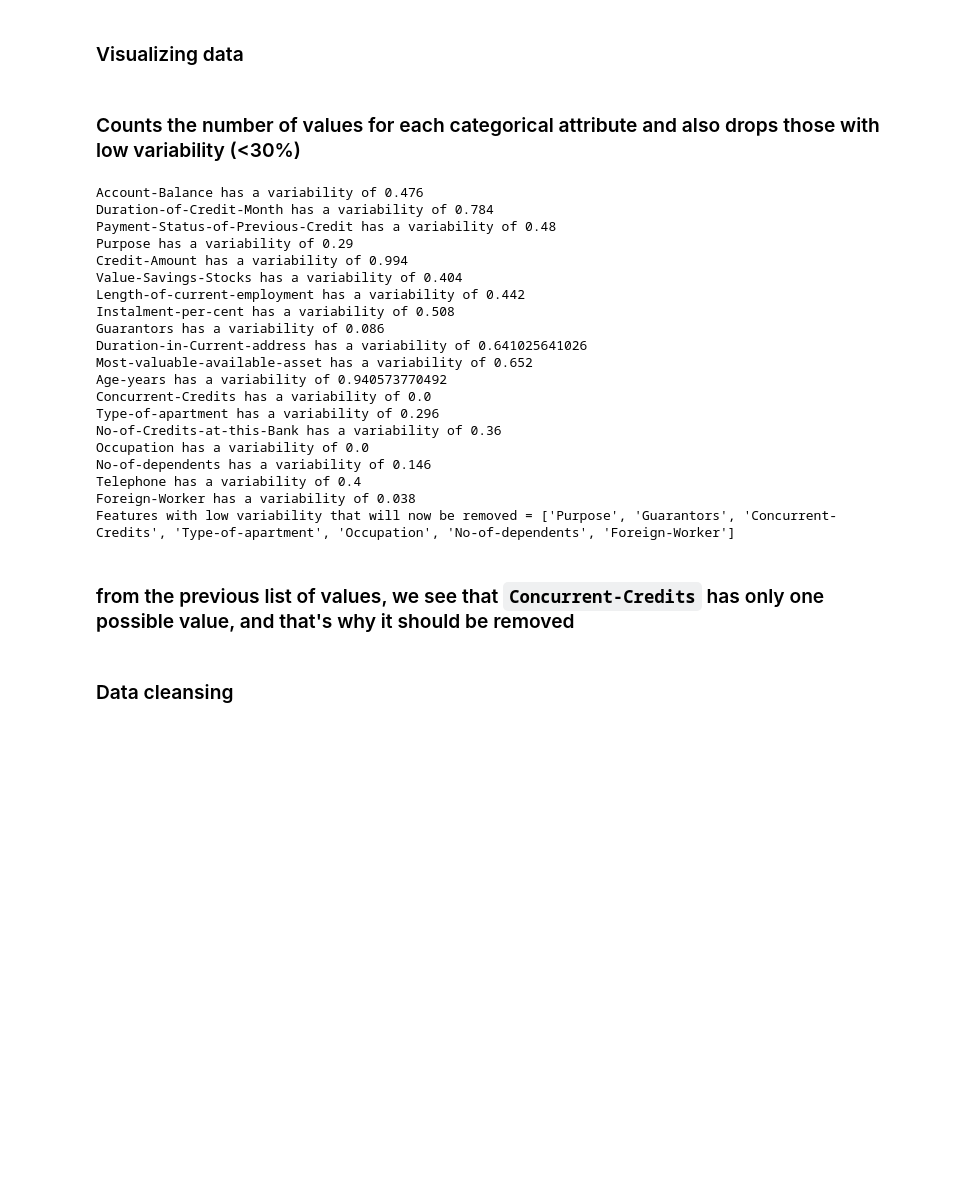
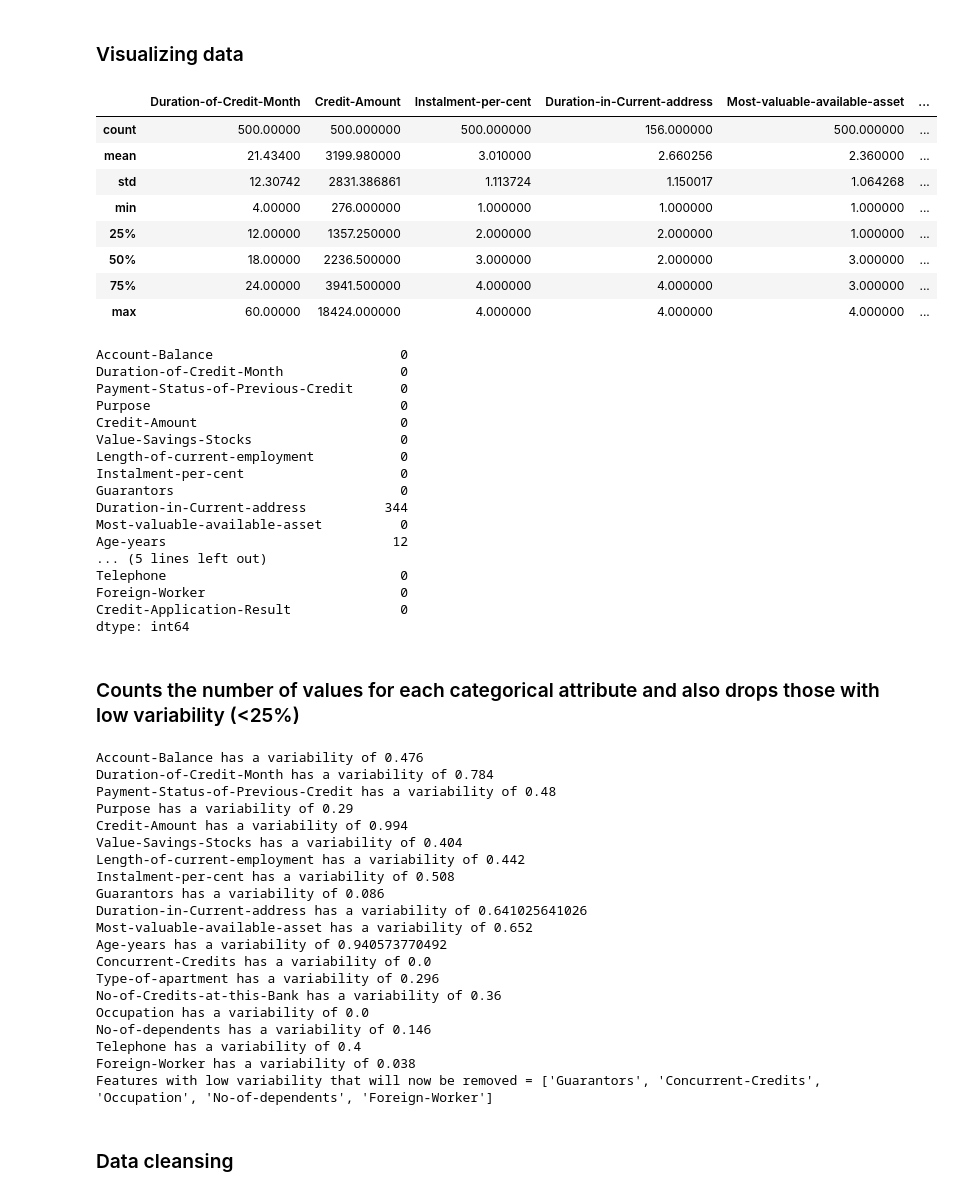
Before and after one commit to jaycwb/udacity-bizanalytics-creditworthiness, a Jupyter notebook: code/Notebook.ipynb, the cells around one changed output. Drawn from its saved outputs; the diff is of its cells as text; code cells hidden in the pictures; blank space fills up the shorter version.

```diff
--- a/code/Notebook.ipynb
+++ b/code/Notebook.ipynb
@@ -65,8 +65,37 @@ df_test = pd.read_csv("../test.csv")
 ### Visualizing data
 # %%
 # pd.scatter_matrix(df_training, alpha = 0.3, figsize = (14,8), diagonal = 'kde');
+display(df_training.describe())
+display(df_training.isnull().sum())
+# %% [output]
+|  | Duration-of-Credit-Month | Credit-Amount | Instalment-per-cent | Duration-in-Current-address | Most-valuable-available-asset | ... |
+| count | 500.00000 | 500.000000 | 500.000000 | 156.000000 | 500.000000 | ... |
+| mean | 21.43400 | 3199.980000 | 3.010000 | 2.660256 | 2.360000 | ... |
+| std | 12.30742 | 2831.386861 | 1.113724 | 1.150017 | 1.064268 | ... |
+| min | 4.00000 | 276.000000 | 1.000000 | 1.000000 | 1.000000 | ... |
+| 25% | 12.00000 | 1357.250000 | 2.000000 | 2.000000 | 1.000000 | ... |
+| 50% | 18.00000 | 2236.500000 | 3.000000 | 2.000000 | 3.000000 | ... |
+| 75% | 24.00000 | 3941.500000 | 4.000000 | 4.000000 | 3.000000 | ... |
+| max | 60.00000 | 18424.000000 | 4.000000 | 4.000000 | 4.000000 | ... |
+Account-Balance                        0
+Duration-of-Credit-Month               0
+Payment-Status-of-Previous-Credit      0
+Purpose                                0
+Credit-Amount                          0
+Value-Savings-Stocks                   0
+Length-of-current-employment           0
+Instalment-per-cent                    0
+Guarantors                             0
+Duration-in-Current-address          344
+Most-valuable-available-asset          0
+Age-years                             12
+... (5 lines left out)
+Telephone                              0
+Foreign-Worker                         0
+Credit-Application-Result              0
+dtype: int64
 # %% [markdown]
-### Counts the number of values for each categorical attribute and also drops those with low variability (<30%)
+### Counts the number of values for each categorical attribute and also drops those with low variability (<25%)
 # %%
 toRemove = []
 for attribute in df_training.columns.values:
@@ -77,7 +106,7 @@ for attribute in df_training.columns.values:
 #         print "max = {}".format(maxCount)
         variability = 1.0 - (float(maxCount) / count.sum())
         print "{} has a variability of {}".format(attribute, variability)
-        if variability < .3:
+        if variability < .25:
             toRemove.append(attribute)
 #         sumValues = count.sum()
 #         variability = 0.0
@@ -112,6 +141,4 @@ Occupation has a variability of 0.0
 No-of-dependents has a variability of 0.146
 Telephone has a variability of 0.4
 Foreign-Worker has a variability of 0.038
-Features with low variability that will now be removed = ['Purpose', 'Guarantors', 'Concurrent-Credits', 'Type-of-apartment', 'Occupation', 'No-of-dependents', 'Foreign-Worker']
+Features with low variability that will now be removed = ['Guarantors', 'Concurrent-Credits', 'Occupation', 'No-of-dependents', 'Foreign-Worker']
-# %% [markdown]
-### from the previous list of values, we see that `Concurrent-Credits` has only one possible value, and that's why it should be removed
```
Also changed, not shown: parts of 8 cells of this notebook, 3 other files.
